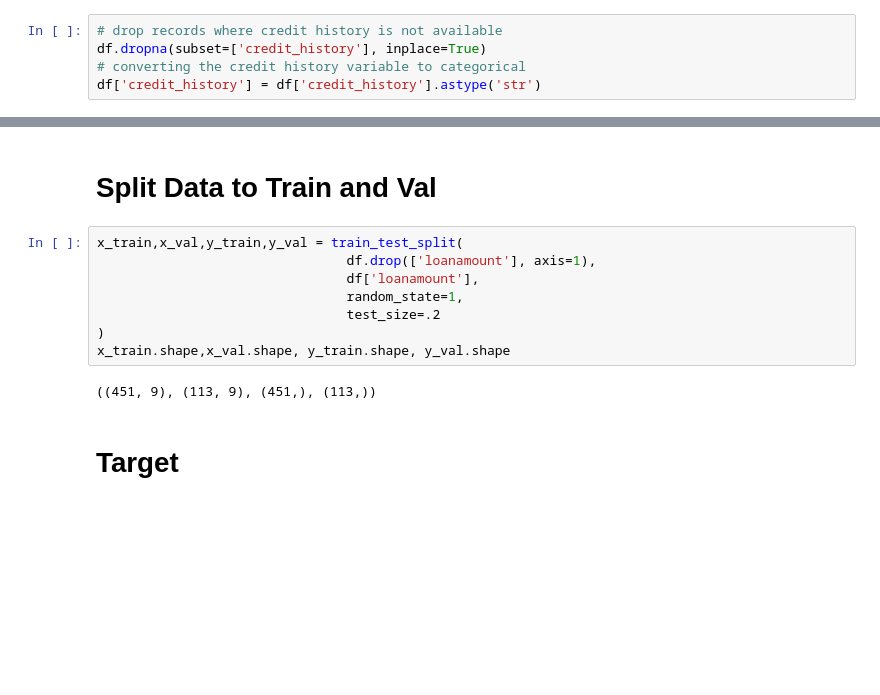
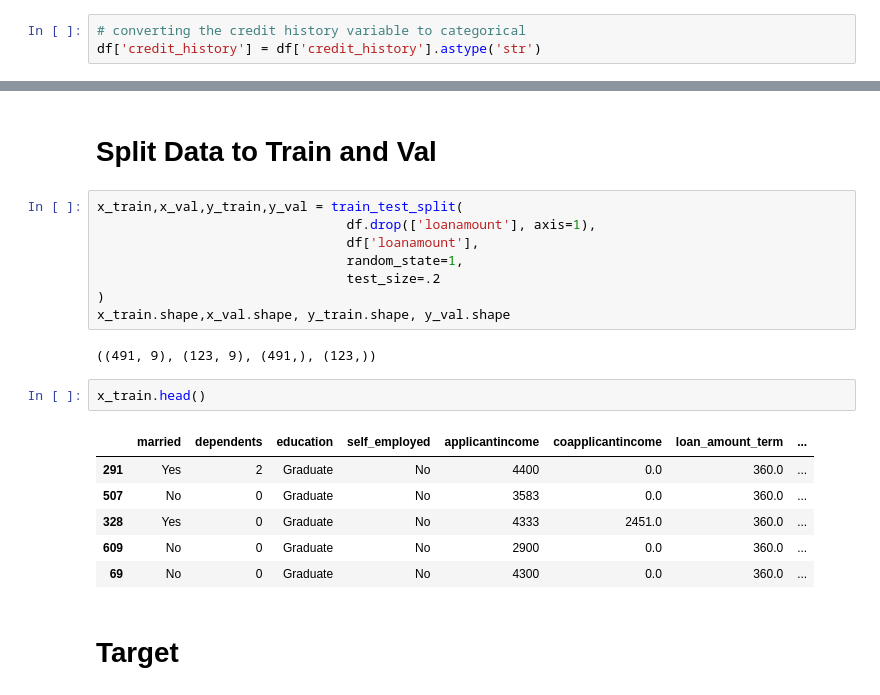
Before and after one commit to chibuikeeugene/loan-amount-prediction, a Jupyter notebook: research/loan-amount-pipeline.ipynb, the cells around one changed output, grey strips where cells are left out. Cells and saved outputs as stored; diff of their text form; blank space fills up the shorter version.

```diff
--- a/research/loan-amount-pipeline.ipynb
+++ b/research/loan-amount-pipeline.ipynb
@@ -65,8 +65,6 @@ print('original data shape: {} , new data shape:{} '.format(data.shape, df.shape
 # %% [output]
 original data shape: (614, 13) , new data shape:(614, 10)
 # %%
-# drop records where credit history is not available
-df.dropna(subset=['credit_history'], inplace=True)
 # converting the credit history variable to categorical
 df['credit_history'] = df['credit_history'].astype('str')
 # %% [markdown]
@@ -93,7 +115,16 @@ x_train,x_val,y_train,y_val = train_test_split(
 )
 x_train.shape,x_val.shape, y_train.shape, y_val.shape
 # %% [output]
-((451, 9), (113, 9), (451,), (113,))
+((491, 9), (123, 9), (491,), (123,))
+# %%
+x_train.head()
+# %% [output]
+|  | married | dependents | education | self_employed | applicantincome | coapplicantincome | loan_amount_term | ... |
+| 291 | Yes | 2 | Graduate | No | 4400 | 0.0 | 360.0 | ... |
+| 507 | No | 0 | Graduate | No | 3583 | 0.0 | 360.0 | ... |
+| 328 | Yes | 0 | Graduate | No | 4333 | 2451.0 | 360.0 | ... |
+| 609 | No | 0 | Graduate | No | 2900 | 0.0 | 360.0 | ... |
+| 69 | No | 0 | Graduate | No | 4300 | 0.0 | 360.0 | ... |
 # %% [markdown]
 # Target
 # %%
```
Also changed, not shown: parts of 12 cells of this notebook, 17 other files.
